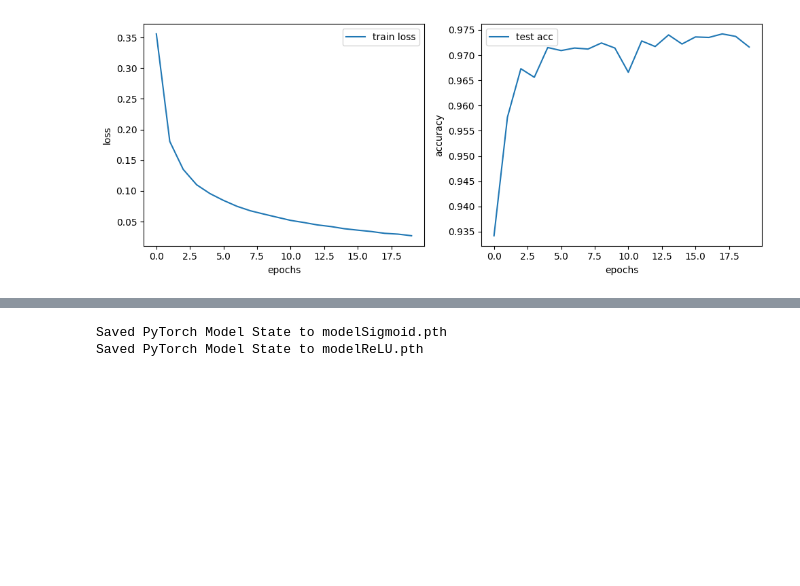
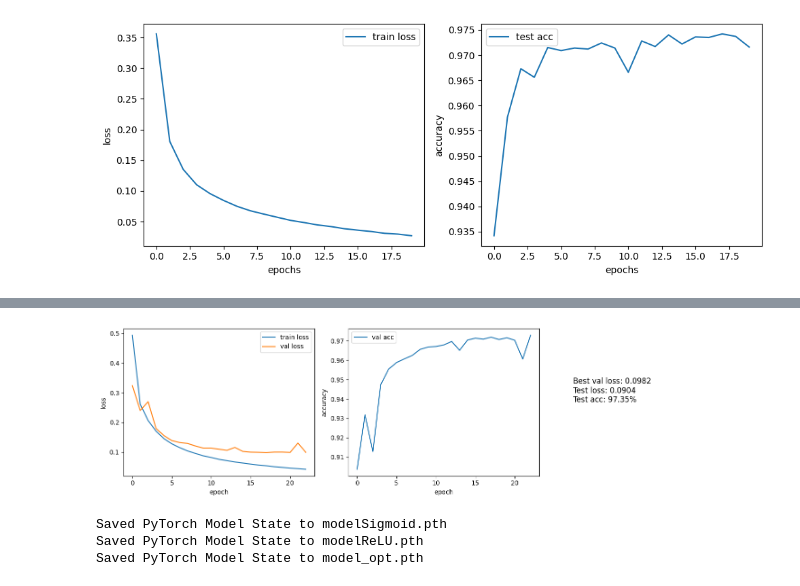
Before and after one commit to MatthieuGHS/Perceptron2MNIST, a Jupyter notebook: 3_mnist/mnist1.ipynb, the cells around one changed output, grey strips where cells are left out. Cells and saved outputs as stored; diff of their text form; code cells hidden in the pictures; blank space fills up the shorter version.

```diff
--- a/3_mnist/mnist1.ipynb
+++ b/3_mnist/mnist1.ipynb
@@ -382,0 +459,16 @@ Training Done!
+# %%
+model_opt = NeuralNetwork2().to(device)
+optimizer_opt = torch.optim.SGD(model_opt.parameters(), lr=0.1)
+
+training_opt(
+    model=model_opt,
+    optimizer=optimizer_opt,
+    loss_fn=loss_fn,
+    train_loader=train_loader,
+    val_loader=val_loader,
+    test_loader=test_loader,
+    epochs=50,
+    patience=5,
+    min_delta=1e-3,
+)
+# %% [output]
@@ -383,12 +477,17 @@ Training Done!
+[figure, added]
 # %%
 torch.save(model1.state_dict(), "modelSigmoid.pth")
 print("Saved PyTorch Model State to modelSigmoid.pth")
 
 torch.save(model2.state_dict(), "modelReLU.pth")
 print("Saved PyTorch Model State to modelReLU.pth")
+
+torch.save(model_opt.state_dict(), "model_opt.pth")
+print("Saved PyTorch Model State to model_opt.pth")
 # %% [output]
 Saved PyTorch Model State to modelSigmoid.pth
 Saved PyTorch Model State to modelReLU.pth
+Saved PyTorch Model State to model_opt.pth
 # %%
 import random
 import torch
```
Also changed, not shown: parts of 3 cells of this notebook.
